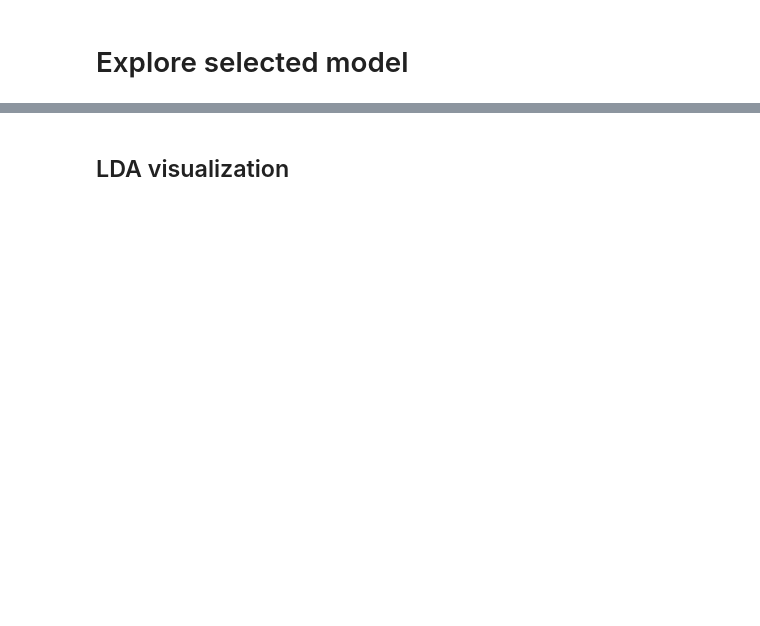
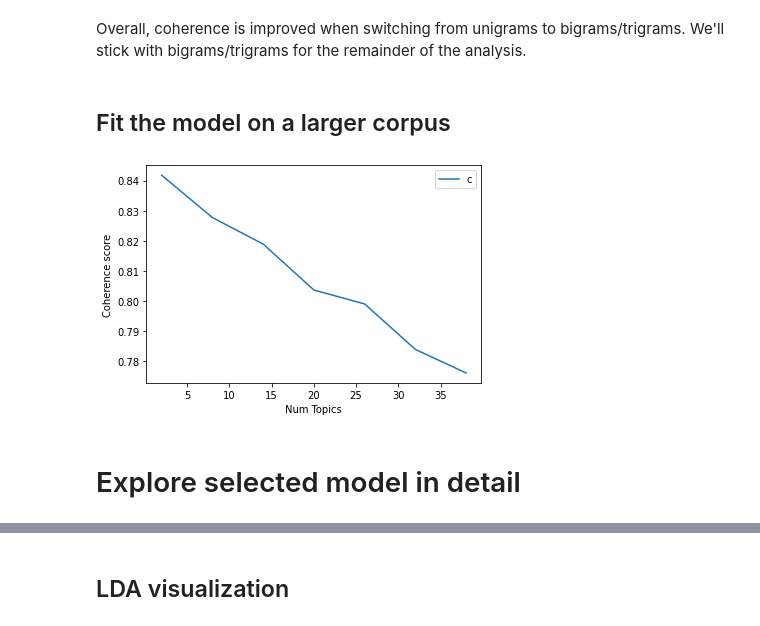
Before and after one commit to sanjibg01/CS410-project-team-trailblazers, a Jupyter notebook: topic_modeling.ipynb, the cells around one changed output, grey strips where cells are left out. Saved outputs shown, nothing was run; the diff lists cells and outputs as text; code cells hidden in the pictures; blank space fills up the shorter version.

```diff
--- a/topic_modeling.ipynb
+++ b/topic_modeling.ipynb
@@ -34,5 +66,21 @@ coherence_values
+# %% [markdown]
+Overall, coherence is improved when switching from unigrams to bigrams/trigrams. We'll stick with bigrams/trigrams for the remainder of the analysis.
+# %% [markdown]
+## Fit the model on a larger corpus
+# %%
+mod = TopicModeler('preprocessed_input/preprocessed_input_100k_ngrams.json')
+mod.set_texts()
+mod.set_dictionary()
+mod.set_corpus()
+
+start = 2; stop=40; step=6
+
+model_list, coherence_values = mod.optimal_model_search(start,stop,step)
+mod.plot_model_search_results(coherence_values, start, stop, step)
+# %% [output]
+[figure, added]
 # %% [markdown]
-# Explore selected model
+# Explore selected model in detail
 # %%
 mod.set_optimal_model(model_list, 1)
 sent_topics_df, doc_topic_summary = mod.produce_doc_topic_summary_df()
```
Also changed, not shown: parts of 15 cells of this notebook, 1 other file.
